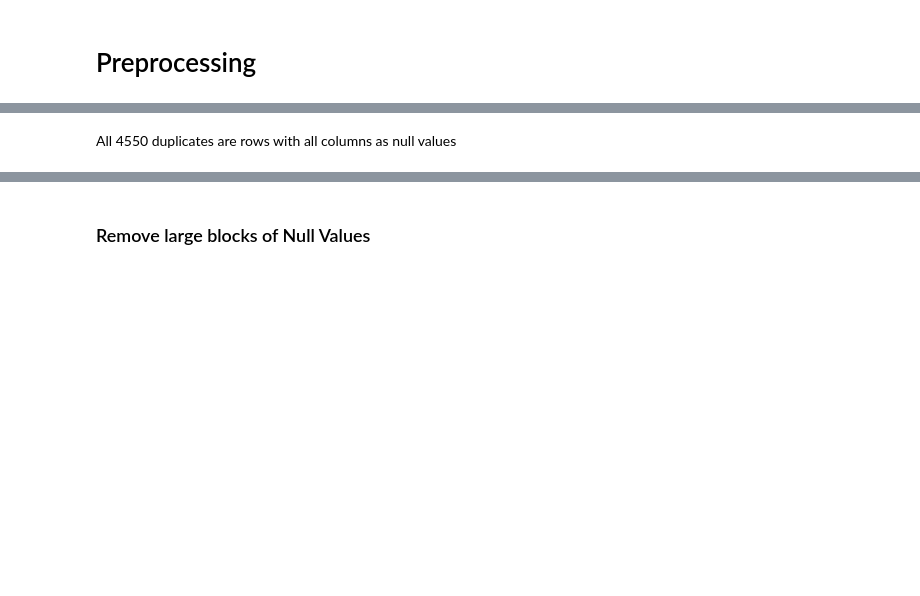
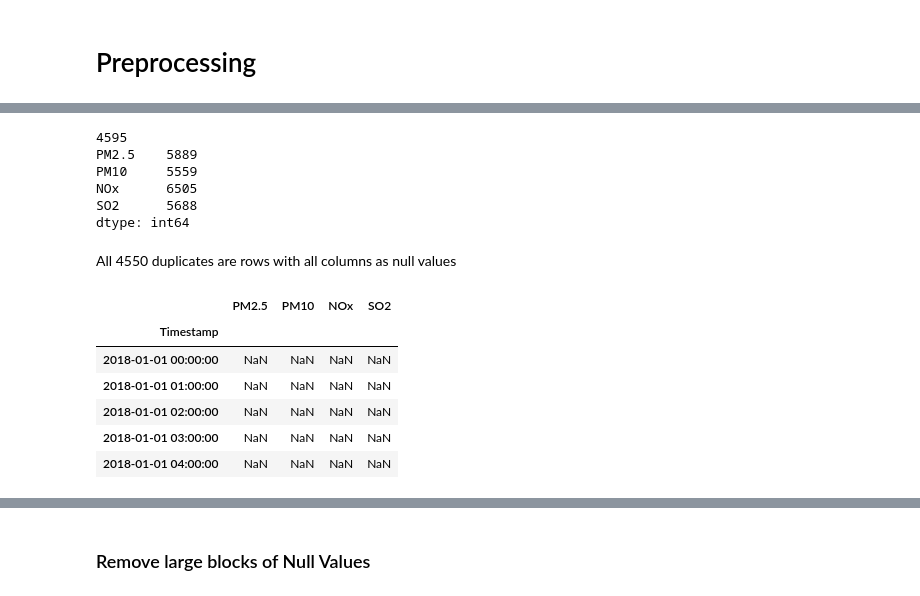
Before and after one commit to ashwin-v4/Air-Pollution, a Jupyter notebook: dataset.ipynb, the cells around one changed output, grey strips where cells are left out. Saved outputs shown, nothing was run; the diff lists cells and outputs as text; code cells hidden in the pictures; blank space fills up the shorter version.

```diff
--- a/dataset.ipynb
+++ b/dataset.ipynb
@@ -92,2 +119,12 @@ df.duplicated().sum()
+# %%
+print(df.duplicated().sum())
+print(df.isnull().sum())
+# %% [output]
+4595
+PM2.5    5889
+PM10     5559
+NOx      6505
+SO2      5688
+dtype: int64
 # %% [markdown]
 All 4550 duplicates are rows with all columns as null values
@@ -98 +131,11 @@ df = df.rename(columns = {"PM2.5 (µg/m³)":"PM2.5", "PM10 (µg/m³)":"PM10", "N
+# %%
+df.head()
+# %% [output]
+|  | PM2.5 | PM10 | NOx | SO2 |
+| Timestamp |  |  |  |  |
+| 2018-01-01 00:00:00 | NaN | NaN | NaN | NaN |
+| 2018-01-01 01:00:00 | NaN | NaN | NaN | NaN |
+| 2018-01-01 02:00:00 | NaN | NaN | NaN | NaN |
+| 2018-01-01 03:00:00 | NaN | NaN | NaN | NaN |
+| 2018-01-01 04:00:00 | NaN | NaN | NaN | NaN |
 # %%
```
Also changed, not shown: parts of 20 cells of this notebook, 5 other files.
